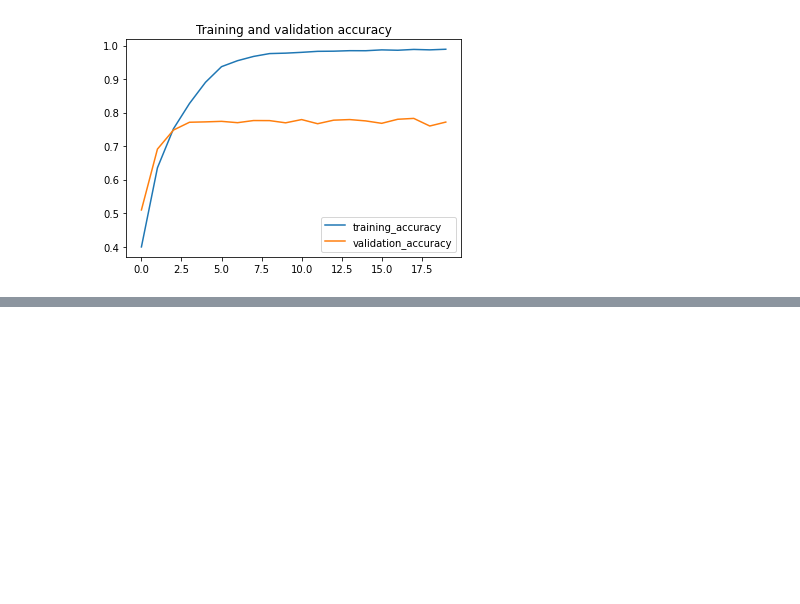
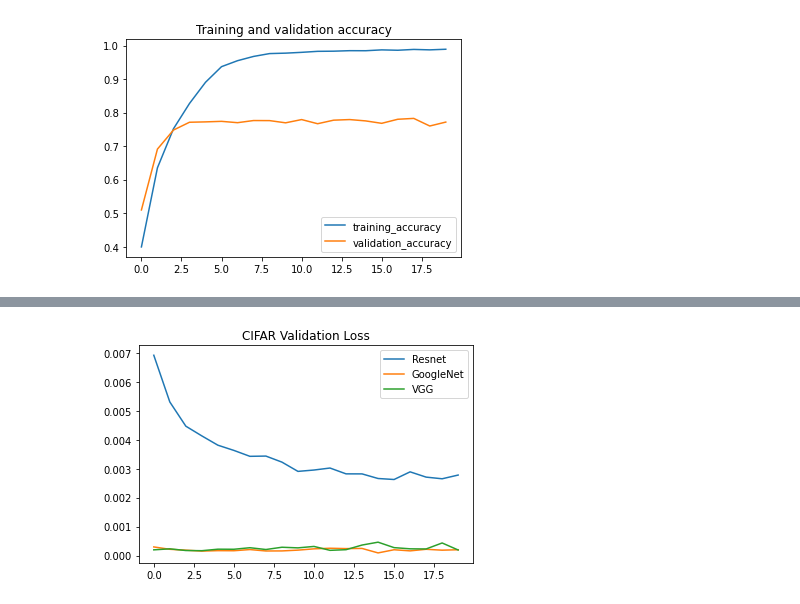
Before and after one commit to khalit7/Computer_Vision_Models_Analysis, a Jupyter notebook: Image_classification.ipynb, the cells around one changed output, grey strips where cells are left out. Cells and saved outputs as stored; diff of their text form; code cells hidden in the pictures; blank space fills up the shorter version.

```diff
--- a/Image_classification.ipynb
+++ b/Image_classification.ipynb
@@ -811,0 +920,4 @@ plot_helper("Training and validation accuracy",training_accuracy = training_acc_
+# %%
+plot_helper("CIFAR Validation Loss",Resnet=Resnet_v_l_CIFAR,GoogleNet = Googlenet_v_l_CIFAR, VGG = VGG_v_l_CIFAR )
+# %% [output]
+[figure, added]
```
Also changed, not shown: parts of 24 cells of this notebook.
